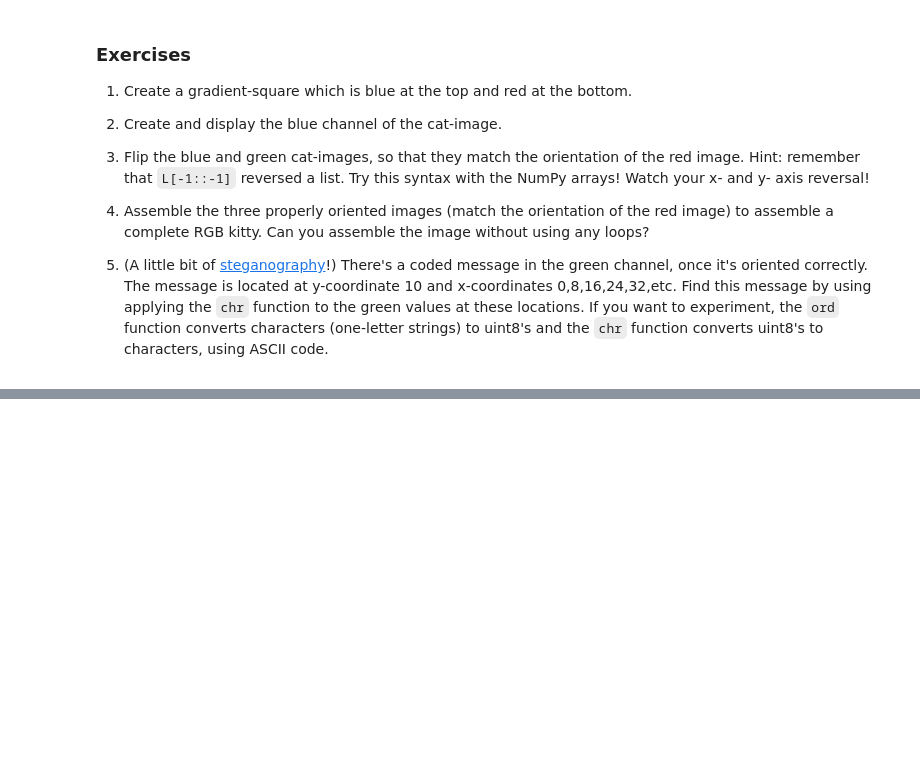
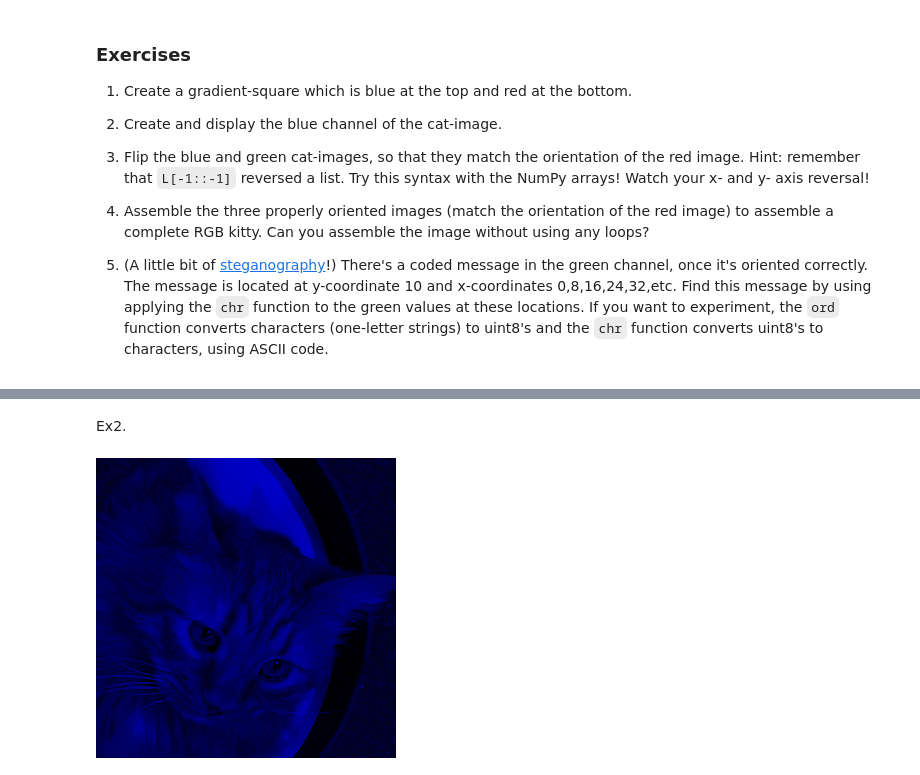
Before and after one commit to JiaqiZhang1/Math-152, a Jupyter notebook: P4M_Notebook_4.ipynb, the cells around one changed output, grey strips where cells are left out. Cells and saved outputs as stored; diff of their text form; code cells hidden in the pictures; blank space fills up the shorter version.

```diff
--- a/P4M_Notebook_4.ipynb
+++ b/P4M_Notebook_4.ipynb
@@ -1175,0 +1187,8 @@ Now we see the problem!  Complete the exercises below to fix the image.
+# %% [markdown]
+Ex2.
+# %%
+bluecatarray = catarray.copy()
+bluecatarray[:,:,[0,1]] = 0
+display(Image.fromarray(bluecatarray))
+# %% [output]
+[figure, added]
```
Also changed, not shown: parts of 16 cells of this notebook.
